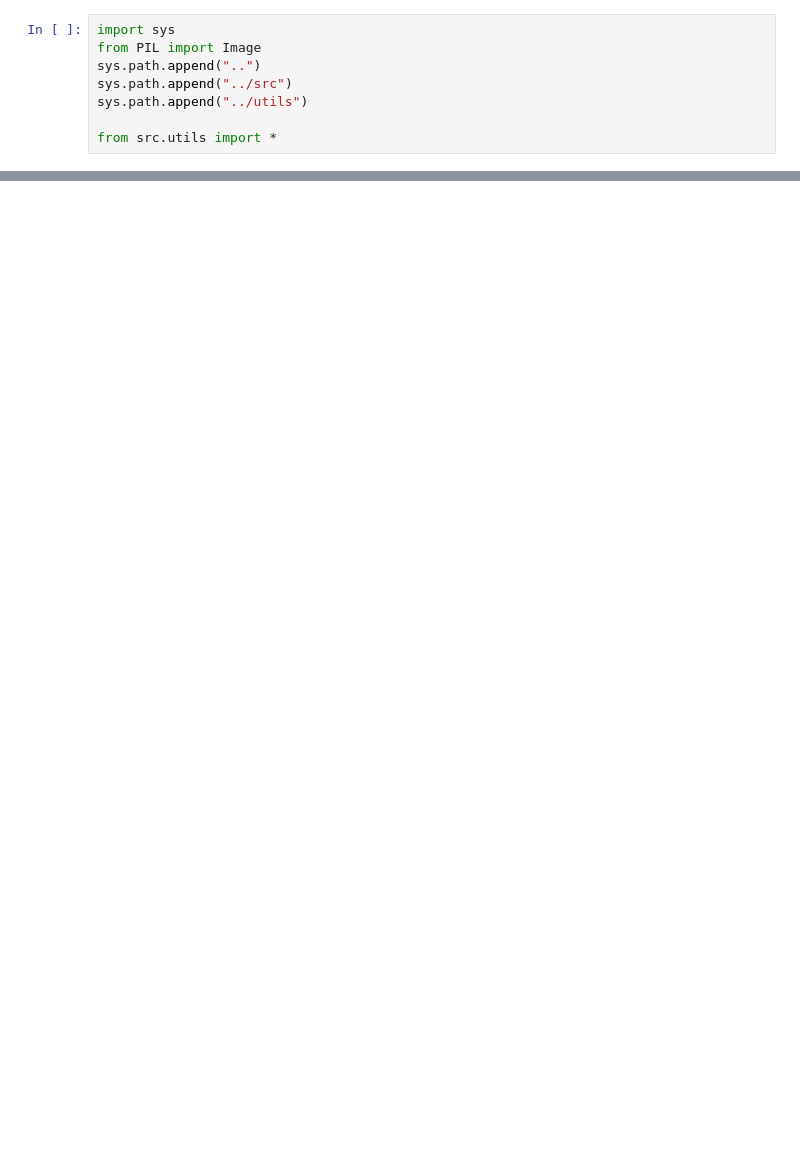
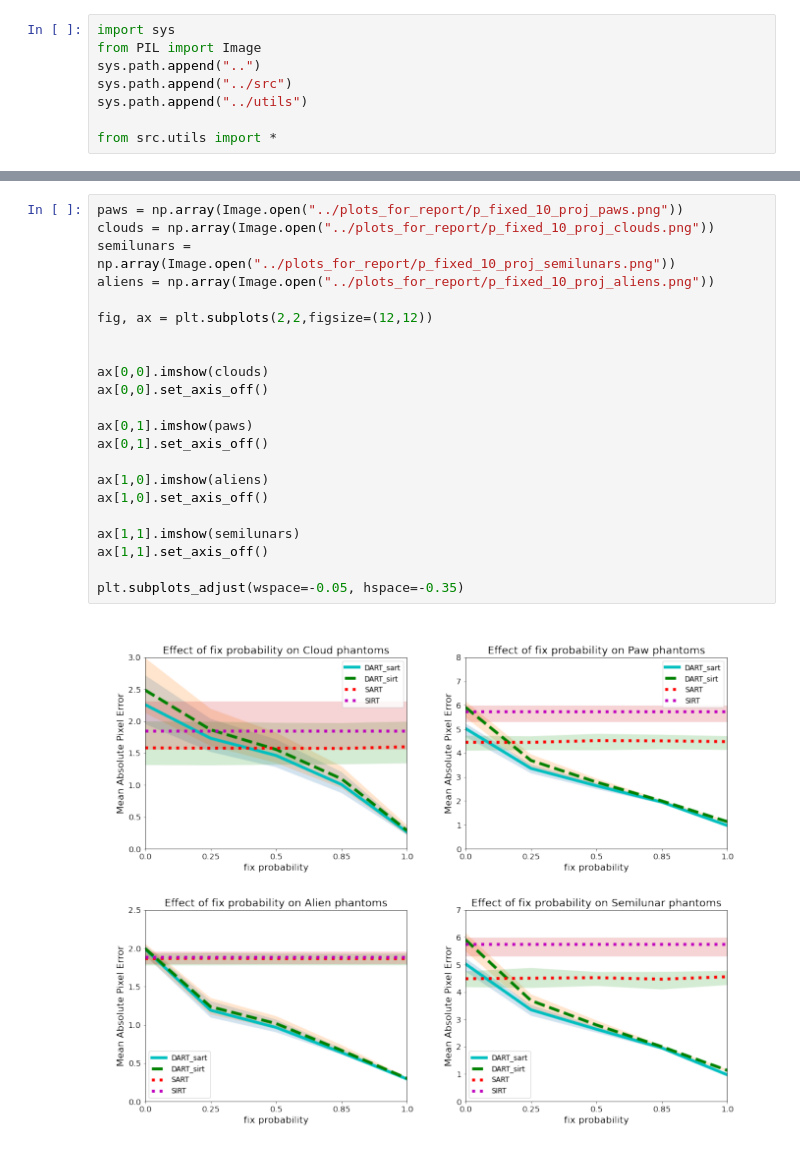
Before and after one commit to OhGreat/DART_python, a Jupyter notebook: notebook_examples/p_fixed_10proj.ipynb, the cells around one changed output, grey strips where cells are left out. Saved outputs shown, nothing was run; the diff lists cells and outputs as text; blank space fills up the shorter version.

```diff
--- a/notebook_examples/p_fixed_10proj.ipynb
+++ b/notebook_examples/p_fixed_10proj.ipynb
@@ -72,3 +70,27 @@ plot_results(res_dir=res_path, labels=labels,
 # %% [output]
 Considered subdirectories: ['alien_0.png', 'alien_1.png', 'alien_2.png']
 [figure]
+# %%
+paws = np.array(Image.open("../plots_for_report/p_fixed_10_proj_paws.png"))
+clouds = np.array(Image.open("../plots_for_report/p_fixed_10_proj_clouds.png"))
+semilunars = np.array(Image.open("../plots_for_report/p_fixed_10_proj_semilunars.png"))
+aliens = np.array(Image.open("../plots_for_report/p_fixed_10_proj_aliens.png"))
+
+fig, ax = plt.subplots(2,2,figsize=(12,12))
+
+
+ax[0,0].imshow(clouds)
+ax[0,0].set_axis_off()
+
+ax[0,1].imshow(paws)
+ax[0,1].set_axis_off()
+
+ax[1,0].imshow(aliens)
+ax[1,0].set_axis_off()
+
+ax[1,1].imshow(semilunars)
+ax[1,1].set_axis_off()
+
+plt.subplots_adjust(wspace=-0.05, hspace=-0.35)
+# %% [output]
+[figure, added]
```
Also changed, not shown: parts of 5 cells of this notebook, 17 other files.
